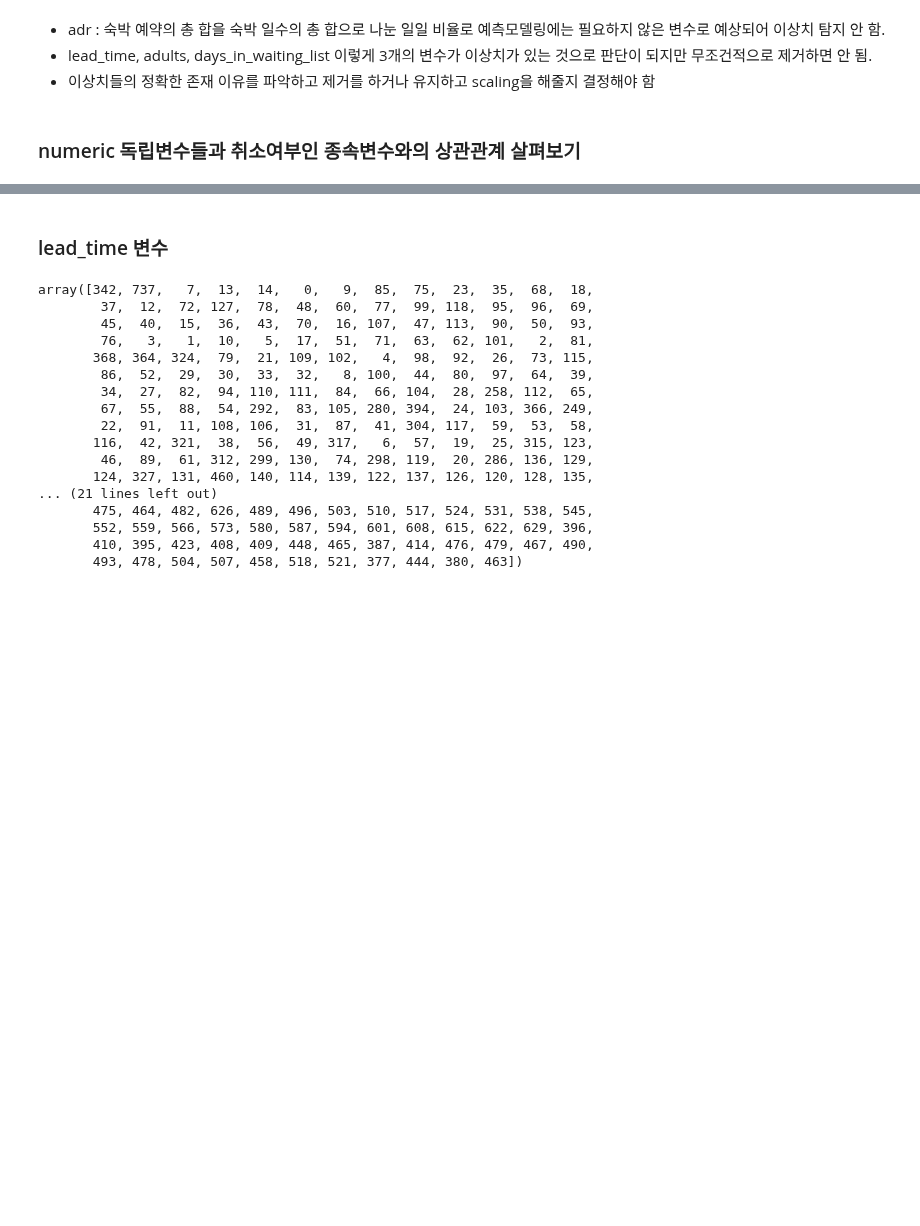
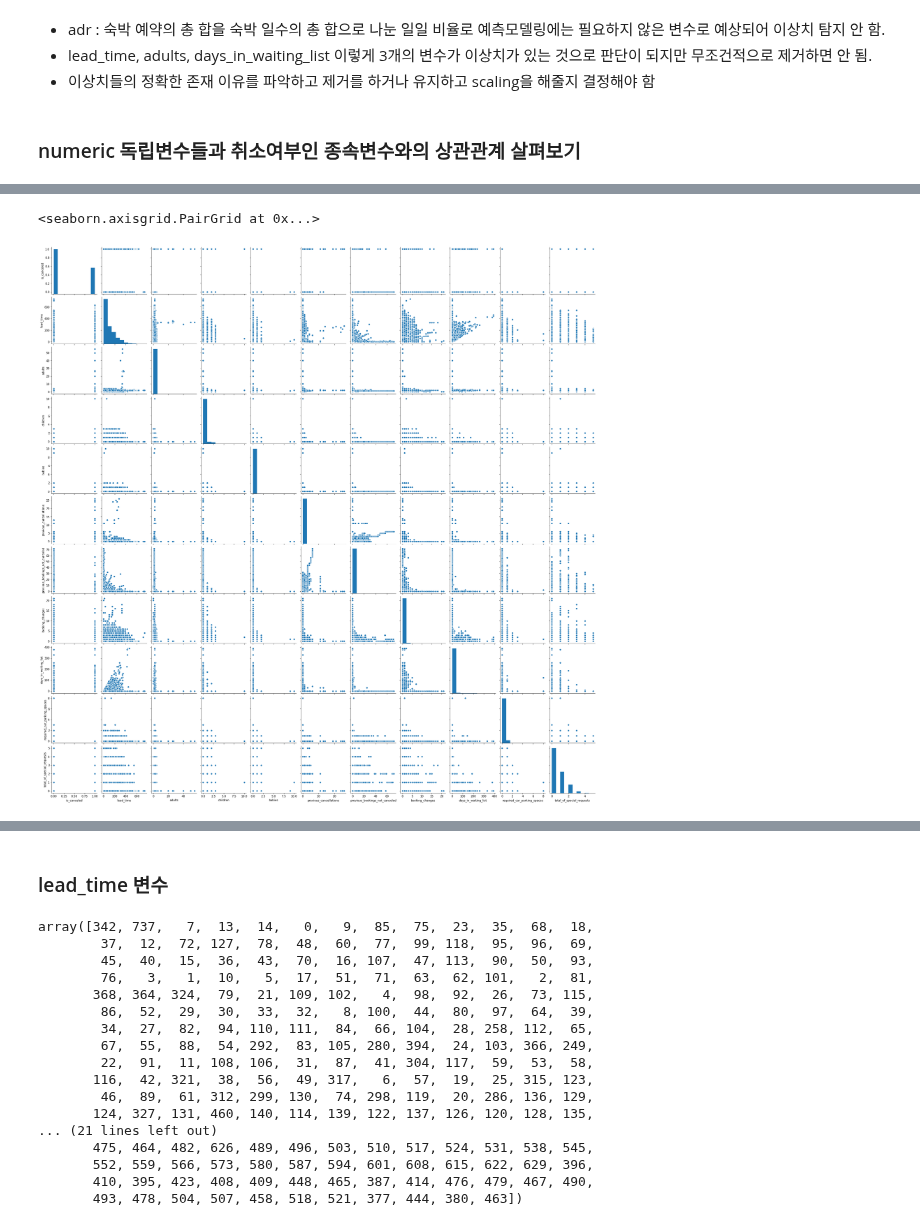
Before and after one commit to young-hun-jo/DataAnalysis, a Jupyter notebook: hotel_booking/prediction_modeling.ipynb, the cells around one changed output, grey strips where cells are left out. Drawn from its saved outputs; the diff is of its cells as text; code cells hidden in the pictures; blank space fills up the shorter version.

Commit message:
preprocessing data based on manual

```diff
--- a/hotel_booking/prediction_modeling.ipynb
+++ b/hotel_booking/prediction_modeling.ipynb
@@ -123,0 +137,6 @@ sns.heatmap(corr, cmap='Blues', annot=True, fmt='.3g')
+# %%
+# 수치형 변수들과 종속변수 끼리 scatterplot 그려보기
+sns.pairplot(data=numeric_df)
+# %% [output]
+<seaborn.axisgrid.PairGrid at 0x...>
+[figure, added]
```
Also changed, not shown: parts of 33 cells of this notebook.
